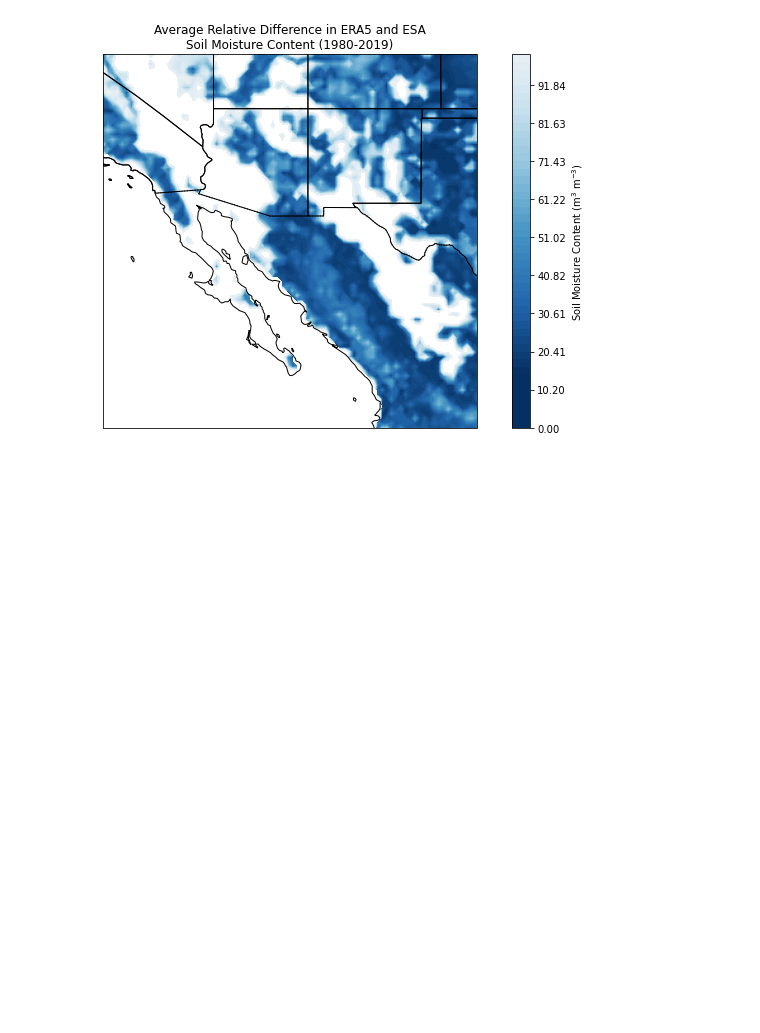
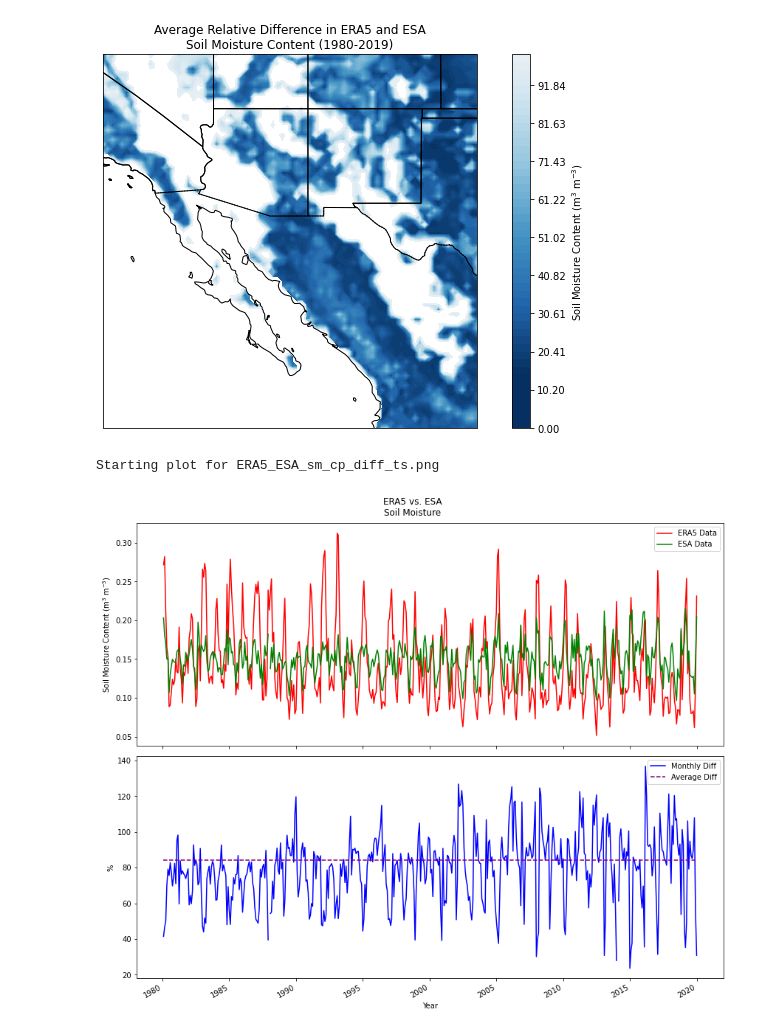
Before and after one commit to zac-cleveland/NAM_soil-moisture, a Jupyter notebook: ERA5_analysis/scripts/plotting/era5_vs_esa_sm.ipynb, the cells around one changed output. Cells and saved outputs as stored; diff of their text form; code cells hidden in the pictures; blank space fills up the shorter version.

```diff
--- a/ERA5_analysis/scripts/plotting/era5_vs_esa_sm.ipynb
+++ b/ERA5_analysis/scripts/plotting/era5_vs_esa_sm.ipynb
@@ -162,0 +275,6 @@ Starting plot for ERA5_vs_ESA_sm_cp.png
+# %%
+if __name__ == '__main__':
+    plot_era5_esa_sm(overwrite_flag=False)
+# %% [output]
+Starting plot for ERA5_ESA_sm_cp_diff_ts.png
+[figure, added]
```
Also changed, not shown: parts of 5 cells of this notebook, 25 other files.
